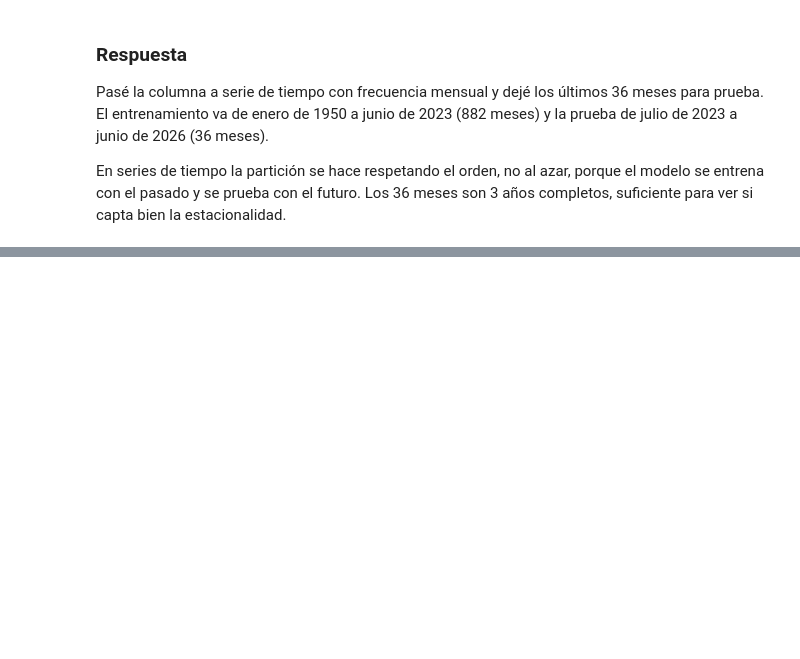
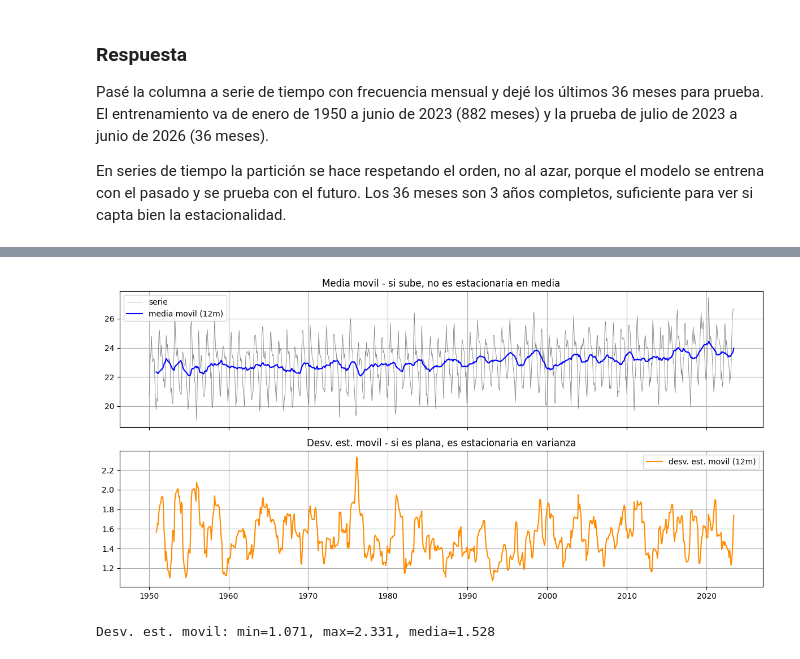
Before and after one commit to Fercho1118/Ejercicio-Series-de-Tiempo, a Jupyter notebook: Series_de_Tiempo_Temperatura_Guatemala.ipynb, the cells around one changed output, grey strips where cells are left out. Drawn from its saved outputs; the diff is of its cells as text; code cells hidden in the pictures; blank space fills up the shorter version.

```diff
--- a/Series_de_Tiempo_Temperatura_Guatemala.ipynb
+++ b/Series_de_Tiempo_Temperatura_Guatemala.ipynb
@@ -237,0 +326,18 @@ ver si capta bien la estacionalidad.
+# %%
+#estacionariedad en varianza con media y desv movil de 12 meses
+roll_mean = train.rolling(12).mean()
+roll_std  = train.rolling(12).std()
+
+fig, (ax1, ax2) = plt.subplots(2, 1, figsize=(12, 6), sharex=True)
+ax1.plot(train.index, train, lw=0.6, color='gray', label='serie')
+ax1.plot(roll_mean.index, roll_mean, color='blue', label='media movil (12m)')
+ax1.set_title("Media movil - si sube, no es estacionaria en media"); ax1.legend()
+ax2.plot(roll_std.index, roll_std, color='darkorange', label='desv. est. movil (12m)')
+ax2.set_title("Desv. est. movil - si es plana, es estacionaria en varianza"); ax2.legend()
+plt.tight_layout(); plt.show()
+
+print("Desv. est. movil: min=%.3f, max=%.3f, media=%.3f" %
+      (roll_std.min(), roll_std.max(), roll_std.mean()))
+# %% [output]
+[figure, added]
+Desv. est. movil: min=1.071, max=2.331, media=1.528
```
Also changed, not shown: parts of 9 cells of this notebook.
